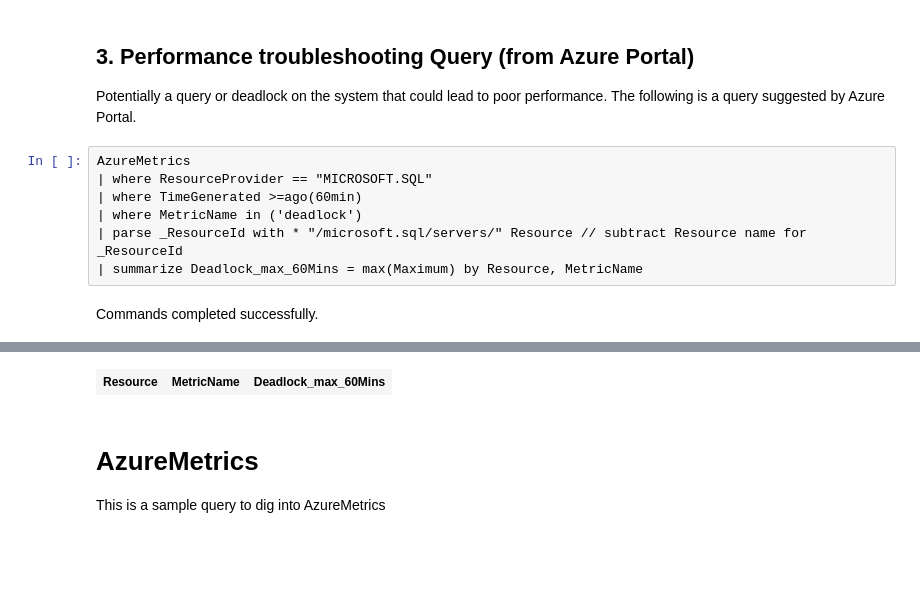
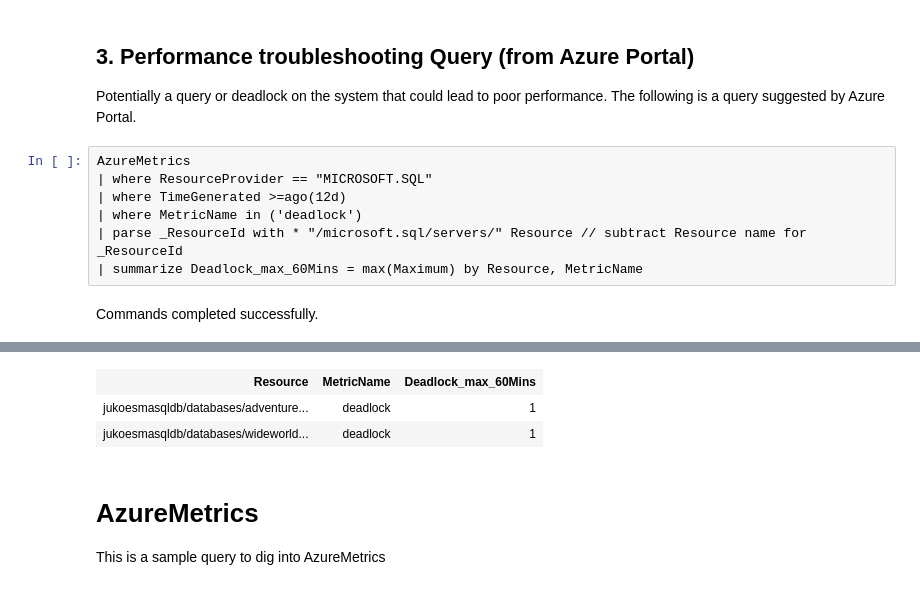
Before and after one commit to MsSQLGirl/jubilant-data-wizards, a Jupyter notebook: Simple Demo/KQL Notebooks/AzureMonitorLogsSample.ipynb, the cells around one changed output, grey strips where cells are left out. Cells and saved outputs as stored; diff of their text form; blank space fills up the shorter version.

```diff
--- a/Simple Demo/KQL Notebooks/AzureMonitorLogsSample.ipynb
+++ b/Simple Demo/KQL Notebooks/AzureMonitorLogsSample.ipynb
@@ -65,7 +74,7 @@ Potentially a query or deadlock on the system that could lead to poor performanc
 # %%
 AzureMetrics
 | where ResourceProvider == "MICROSOFT.SQL"
-| where TimeGenerated >=ago(60min)
+| where TimeGenerated >=ago(12d)
 | where MetricName in ('deadlock')
 | parse _ResourceId with * "/microsoft.sql/servers/" Resource // subtract Resource name for _ResourceId
 | summarize Deadlock_max_60Mins = max(Maximum) by Resource, MetricName
@@ -75,4 +84,6 @@ Total execution time: 00:00:00.408
 | Resource | MetricName | Deadlock_max_60Mins |
+| jukoesmasqldb/databases/adventure... | deadlock | 1 |
+| jukoesmasqldb/databases/wideworld... | deadlock | 1 |
 # %% [markdown]
 # AzureMetrics
 
```
Also changed, not shown: parts of 16 cells of this notebook.
